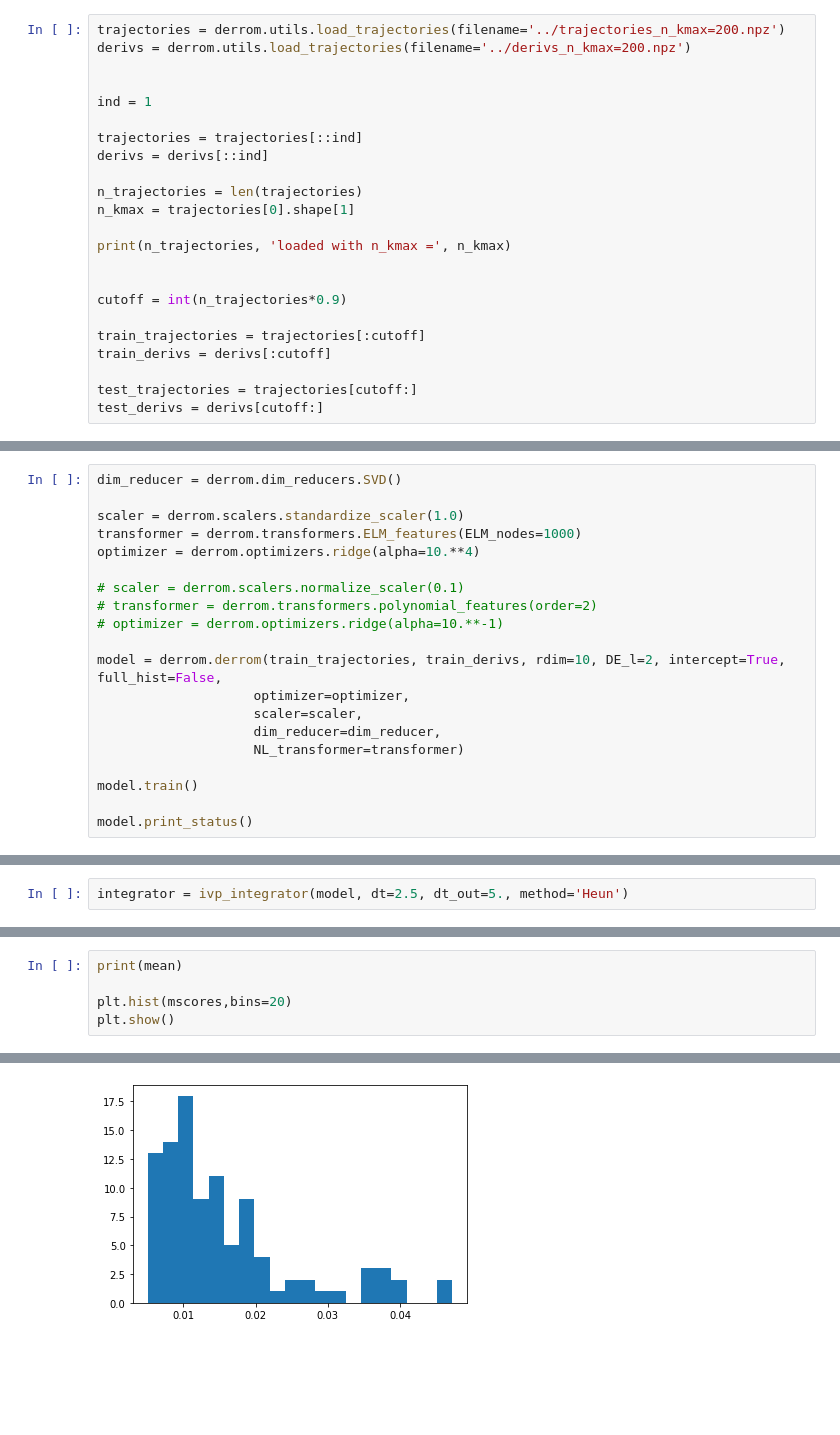
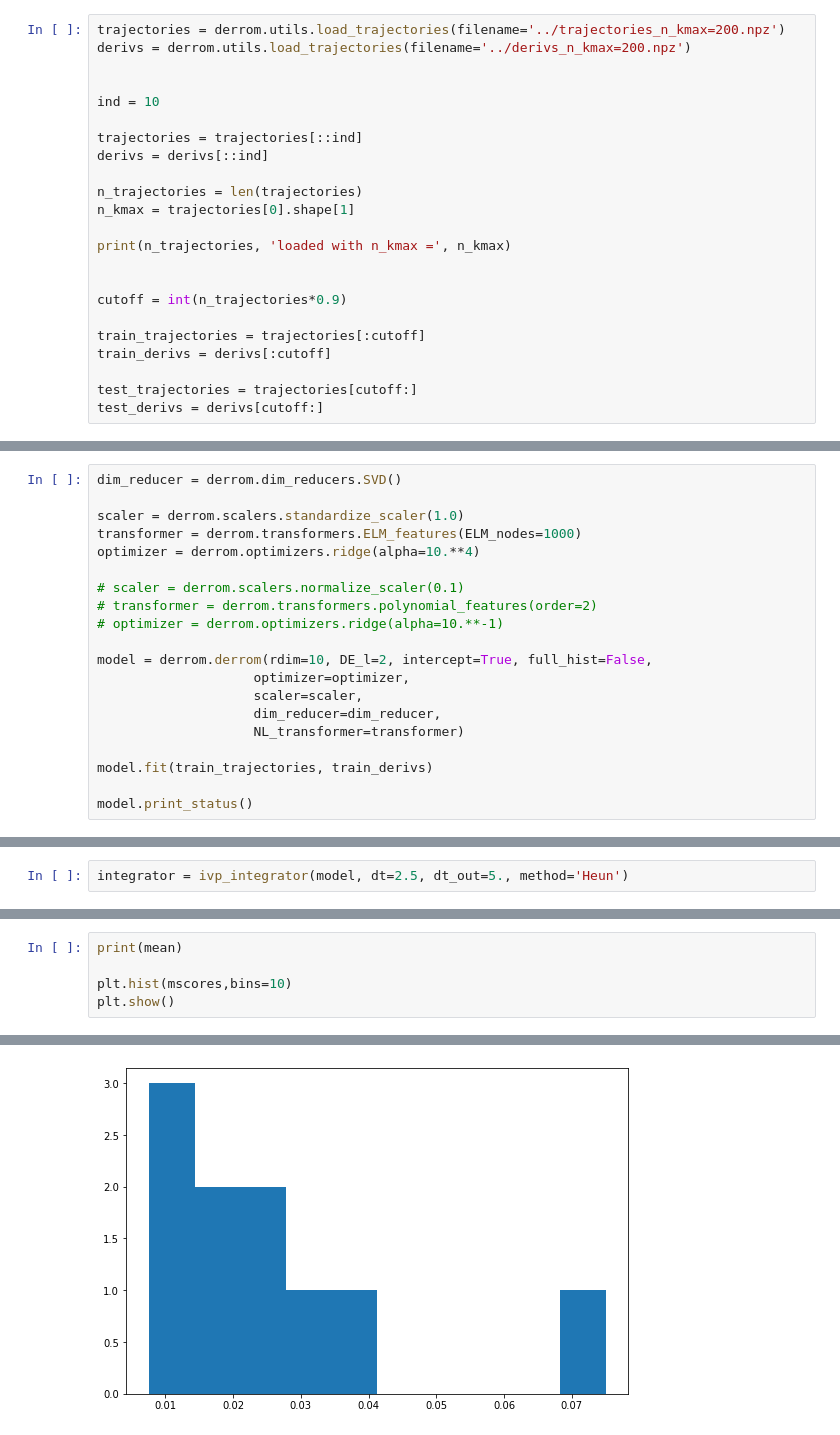
Before and after one commit to stmeinecke/derrom, a Jupyter notebook: ELPH_simulate_wML.ipynb, the cells around one changed output, grey strips where cells are left out. Cells and saved outputs as stored; diff of their text form; blank space fills up the shorter version.

Commit message:
derrom models dont store the training data anymore. Tested with all ELPH notebooks. PHELPH notebooks are to be done

```diff
--- a/ELPH_simulate_wML.ipynb
+++ b/ELPH_simulate_wML.ipynb
@@ -21,7 +18,7 @@ trajectories = derrom.utils.load_trajectories(filename='../trajectories_n_kmax=2
 derivs = derrom.utils.load_trajectories(filename='../derivs_n_kmax=200.npz')
 
 
-ind = 1
+ind = 10
 
 trajectories = trajectories[::ind]
 derivs = derivs[::ind]
@@ -52,13 +49,13 @@ optimizer = derrom.optimizers.ridge(alpha=10.**4)
 # transformer = derrom.transformers.polynomial_features(order=2)
 # optimizer = derrom.optimizers.ridge(alpha=10.**-1)
 
-model = derrom.derrom(train_trajectories, train_derivs, rdim=10, DE_l=2, intercept=True, full_hist=False,
+model = derrom.derrom(rdim=10, DE_l=2, intercept=True, full_hist=False,
                     optimizer=optimizer,
                     scaler=scaler,
                     dim_reducer=dim_reducer,
                     NL_transformer=transformer)
 
-model.train()
+model.fit(train_trajectories, train_derivs)
 
 model.print_status()
 # %% [output]
@@ -94,6 +94,6 @@ print(mean)
 # %%
 print(mean)
 
-plt.hist(mscores,bins=20)
+plt.hist(mscores,bins=10)
 plt.show()
 # %% [output]
@@ -101,4 +101,4 @@ plt.show()
-[figure, old version]
+[figure, new version]
 # %%
 dim_reducer = derrom.dim_reducers.SVD()
 scaler = derrom.scalers.standardize_scaler(1.0)
```
Also changed, not shown: parts of 7 cells of this notebook, 9 other files.
